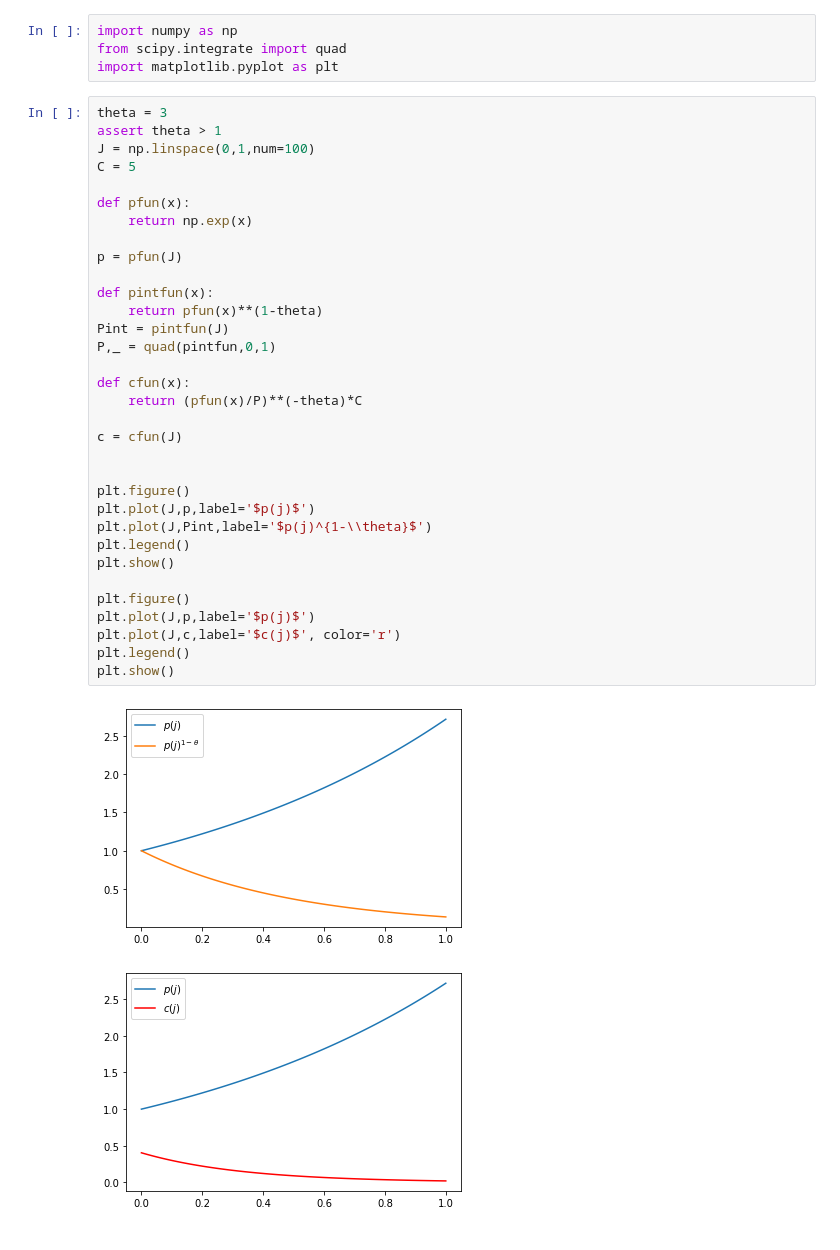
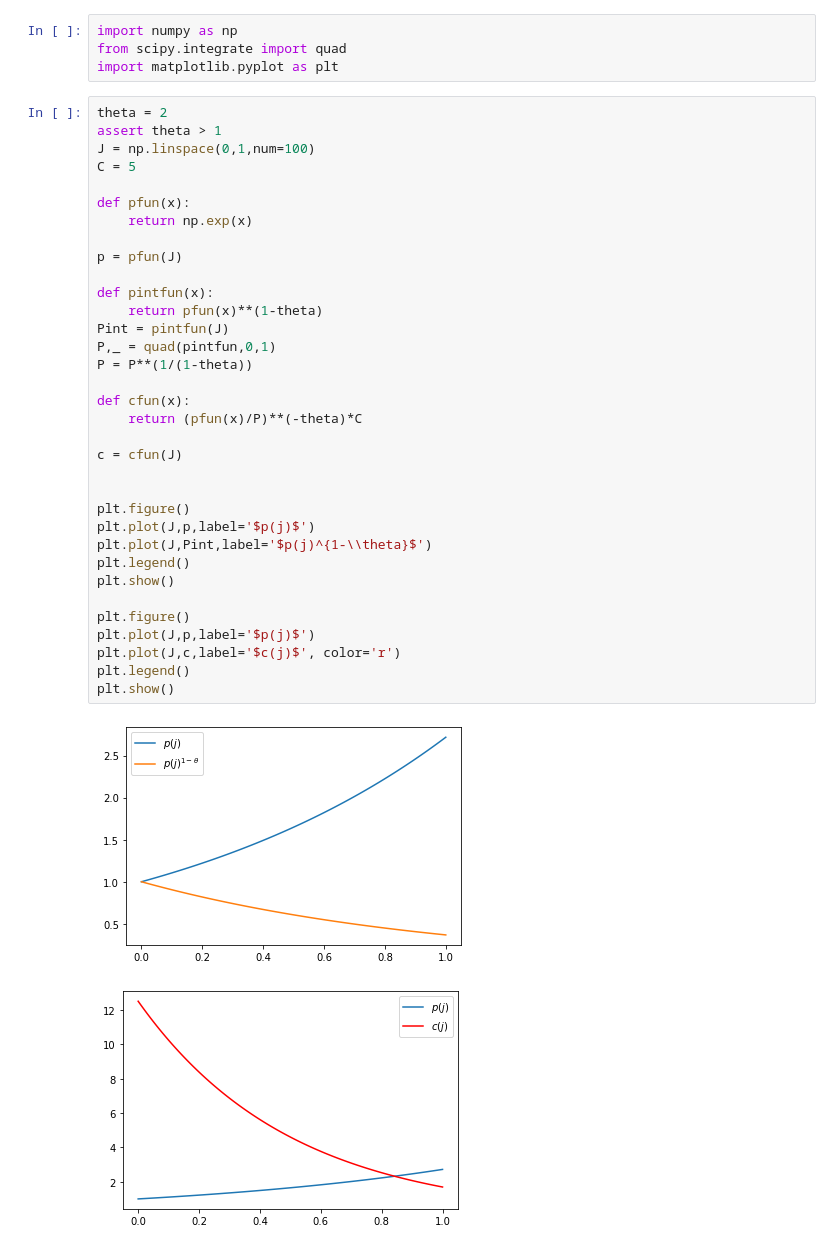
Before and after one commit to avassilev/Macro2, a Jupyter notebook: Code/CES_aggregators.ipynb, the cells around one changed output. Cells and saved outputs as stored; diff of their text form.

```diff
--- a/Code/CES_aggregators.ipynb
+++ b/Code/CES_aggregators.ipynb
@@ -3,41 +3,42 @@ import numpy as np
 from scipy.integrate import quad
 import matplotlib.pyplot as plt
 # %%
-theta = 3
+theta = 2
 assert theta > 1
 J = np.linspace(0,1,num=100)
 C = 5
 
 def pfun(x):
     return np.exp(x)
 
 p = pfun(J)
 
 def pintfun(x):
     return pfun(x)**(1-theta)
 Pint = pintfun(J)
 P,_ = quad(pintfun,0,1)
+P = P**(1/(1-theta))
 
 def cfun(x):
     return (pfun(x)/P)**(-theta)*C
 
 c = cfun(J)
 
 
 plt.figure()
 plt.plot(J,p,label='$p(j)$')
 plt.plot(J,Pint,label='$p(j)^{1-\\theta}$')
 plt.legend()
 plt.show()
 
 plt.figure()
 plt.plot(J,p,label='$p(j)$')
 plt.plot(J,c,label='$c(j)$', color='r')
 plt.legend()
 plt.show()
 # %% [output]
-[figure, old version]
+[figure, new version]
-[figure, old version]
+[figure, new version]
 # %%
 theta = 2
 assert theta > 1
```
Also changed, not shown: parts of 1 cell of this notebook.
